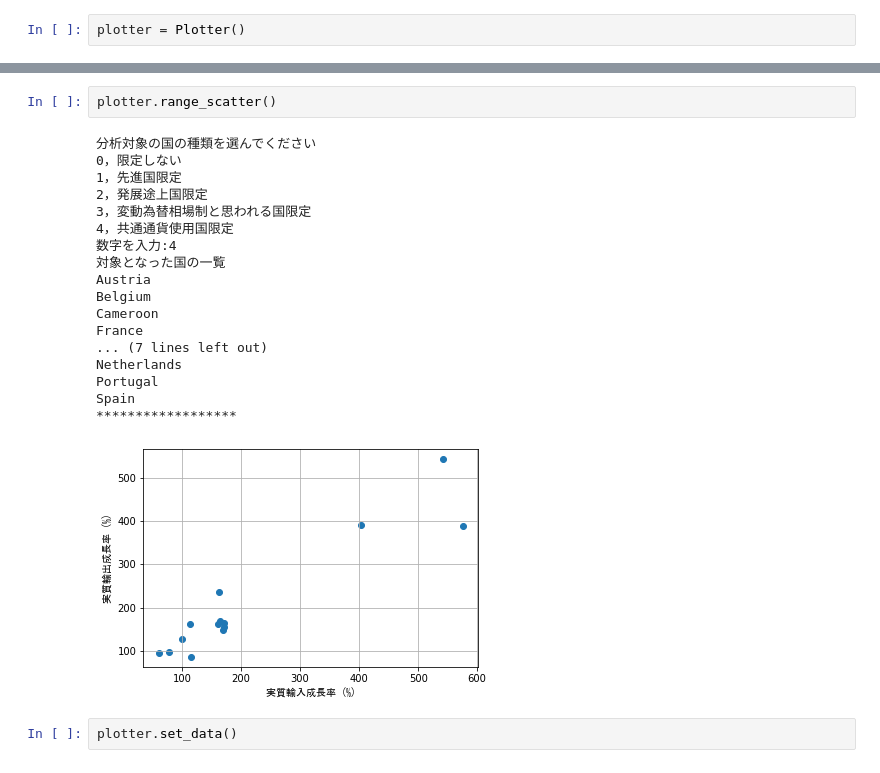
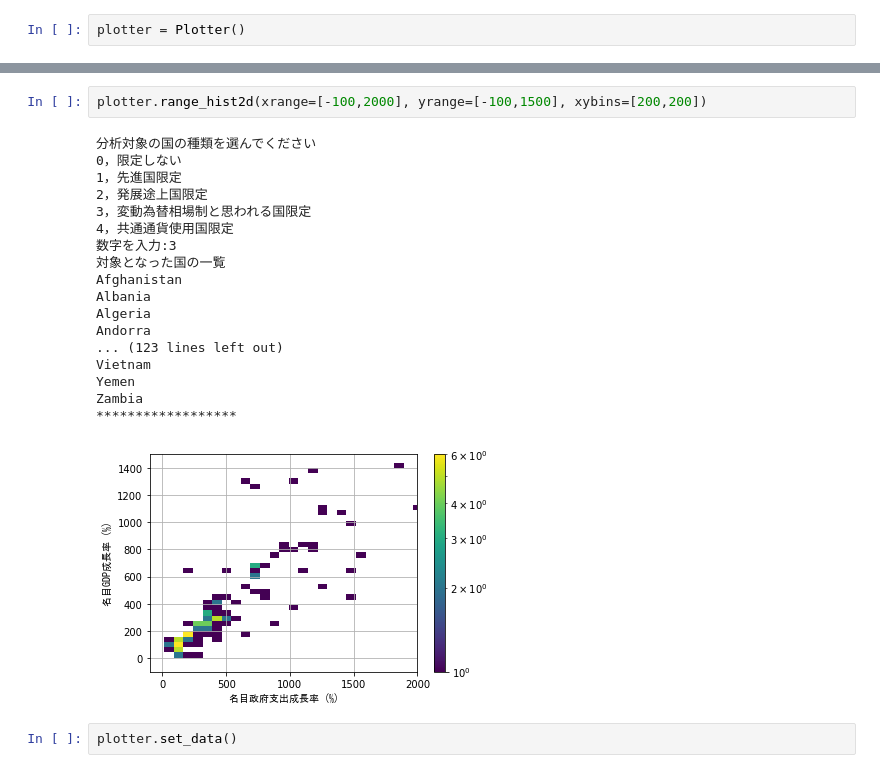
Before and after one commit to rokaboNatttsu/Correlation_of_Economic_Indicators, a Jupyter notebook: 分析用のノートブック.ipynb, the cells around one changed output, grey strips where cells are left out. Cells and saved outputs as stored; diff of their text form.

```diff
--- a/分析用のノートブック.ipynb
+++ b/分析用のノートブック.ipynb
@@ -354,24 +334,24 @@ Zambia
-# %%
-plotter.range_scatter()
-# %% [output]
-分析対象の国の種類を選んでください
-0，限定しない
-1，先進国限定
-2，発展途上国限定
-3，変動為替相場制と思われる国限定
-4，共通通貨使用国限定
-数字を入力:4
-対象となった国の一覧
-Austria
-Belgium
-Cameroon
-France
-... (7 lines left out)
-Netherlands
-Portugal
-Spain
-******************
-[figure, removed]
+# %%
+plotter.range_hist2d(xrange=[-100,2000], yrange=[-100,1500], xybins=[200,200])
+# %% [output]
+分析対象の国の種類を選んでください
+0，限定しない
+1，先進国限定
+2，発展途上国限定
+3，変動為替相場制と思われる国限定
+4，共通通貨使用国限定
+数字を入力:3
+対象となった国の一覧
+Afghanistan
+Albania
+Algeria
+Andorra
+... (123 lines left out)
+Vietnam
+Yemen
+Zambia
+******************
+[figure, added]
 # %%
 plotter.set_data()
 # %% [output]
```
Also changed, not shown: parts of 5 cells of this notebook.
